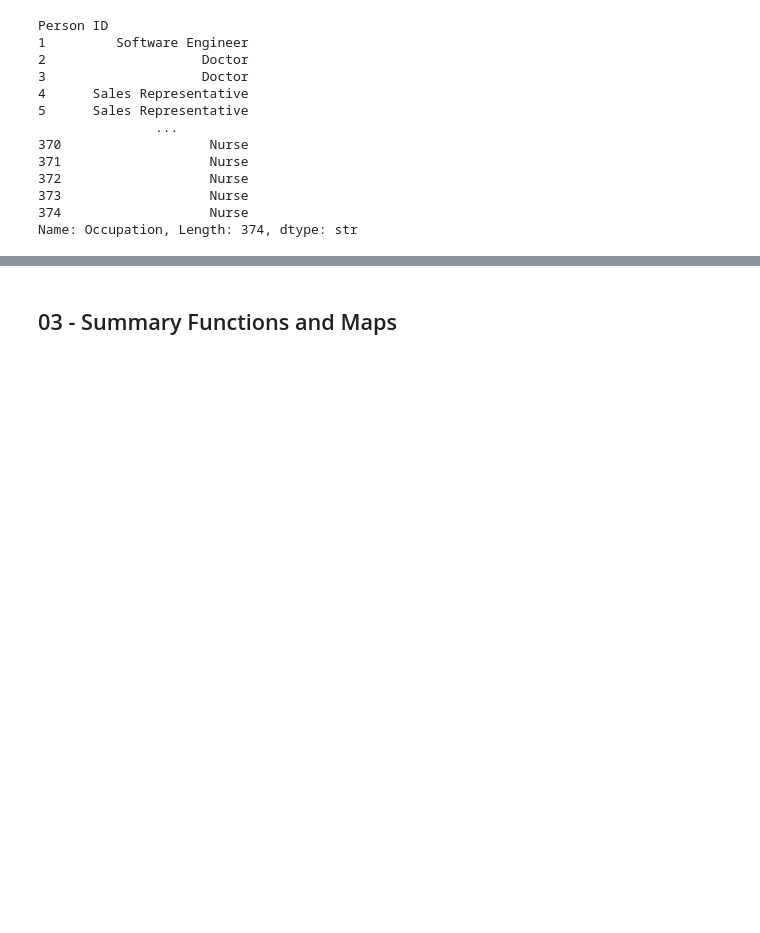
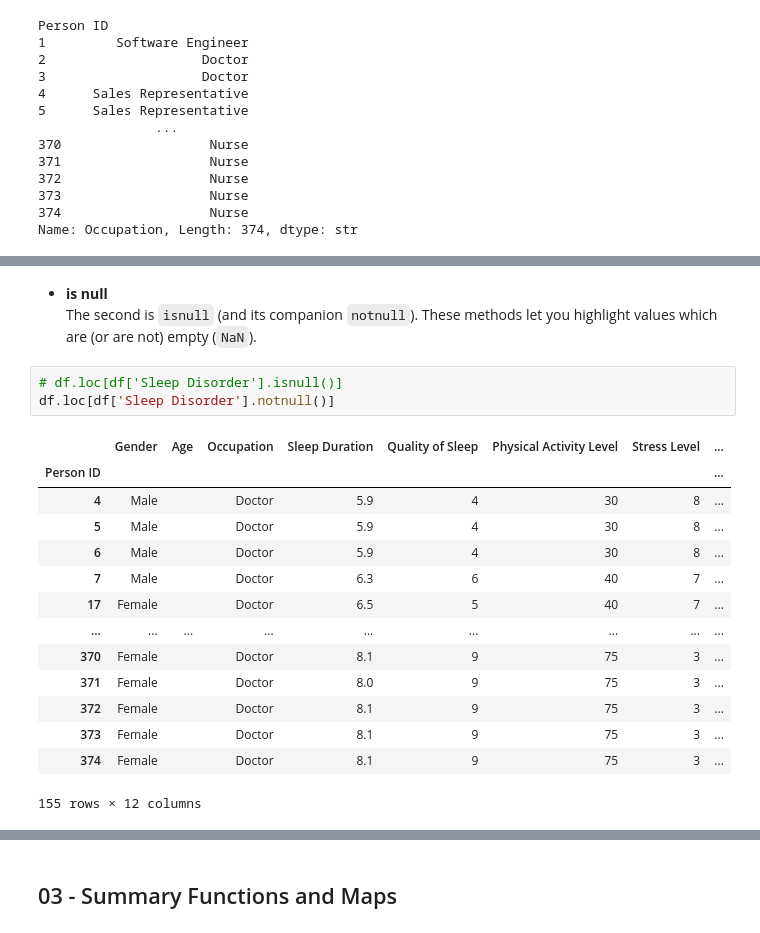
Before and after one commit to r-aath/DS_prep, a Jupyter notebook: py_notebooks/panda.ipynb, the cells around one changed output, grey strips where cells are left out. Saved outputs shown, nothing was run; the diff lists cells and outputs as text; blank space fills up the shorter version.

```diff
--- a/py_notebooks/panda.ipynb
+++ b/py_notebooks/panda.ipynb
@@ -167,3 +171,24 @@ temp
 | 373 | Female | 59 | Nurse | 8.1 | 9 | 75 | 3 | ... |
 | 374 | Female | 59 | Nurse | 8.1 | 9 | 75 | 3 | ... |
 144 rows × 12 columns
+# %% [markdown]
+- **is null** \
+The second is `isnull` (and its companion `notnull`). These methods let you highlight values which are (or are not) empty (`NaN`).
+# %%
+# df.loc[df['Sleep Disorder'].isnull()]
+df.loc[df['Sleep Disorder'].notnull()]
+# %% [output]
+|  | Gender | Age | Occupation | Sleep Duration | Quality of Sleep | Physical Activity Level | Stress Level | ... |
+| Person ID |  |  |  |  |  |  |  | ... |
+| 4 | Male |  | Doctor | 5.9 | 4 | 30 | 8 | ... |
+| 5 | Male |  | Doctor | 5.9 | 4 | 30 | 8 | ... |
+| 6 | Male |  | Doctor | 5.9 | 4 | 30 | 8 | ... |
+| 7 | Male |  | Doctor | 6.3 | 6 | 40 | 7 | ... |
+| 17 | Female |  | Doctor | 6.5 | 5 | 40 | 7 | ... |
+| ... | ... | ... | ... | ... | ... | ... | ... | ... |
+| 370 | Female |  | Doctor | 8.1 | 9 | 75 | 3 | ... |
+| 371 | Female |  | Doctor | 8.0 | 9 | 75 | 3 | ... |
+| 372 | Female |  | Doctor | 8.1 | 9 | 75 | 3 | ... |
+| 373 | Female |  | Doctor | 8.1 | 9 | 75 | 3 | ... |
+| 374 | Female |  | Doctor | 8.1 | 9 | 75 | 3 | ... |
+155 rows × 12 columns
```
Also changed, not shown: parts of 28 cells of this notebook.
